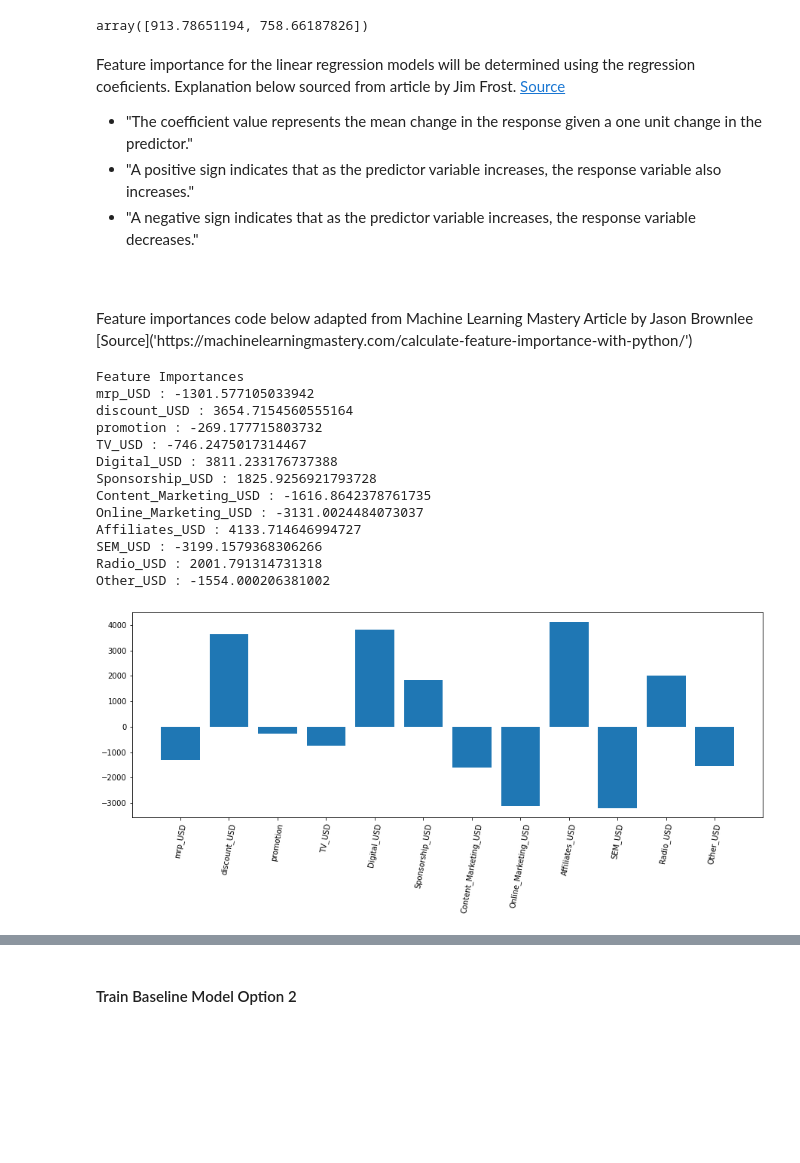
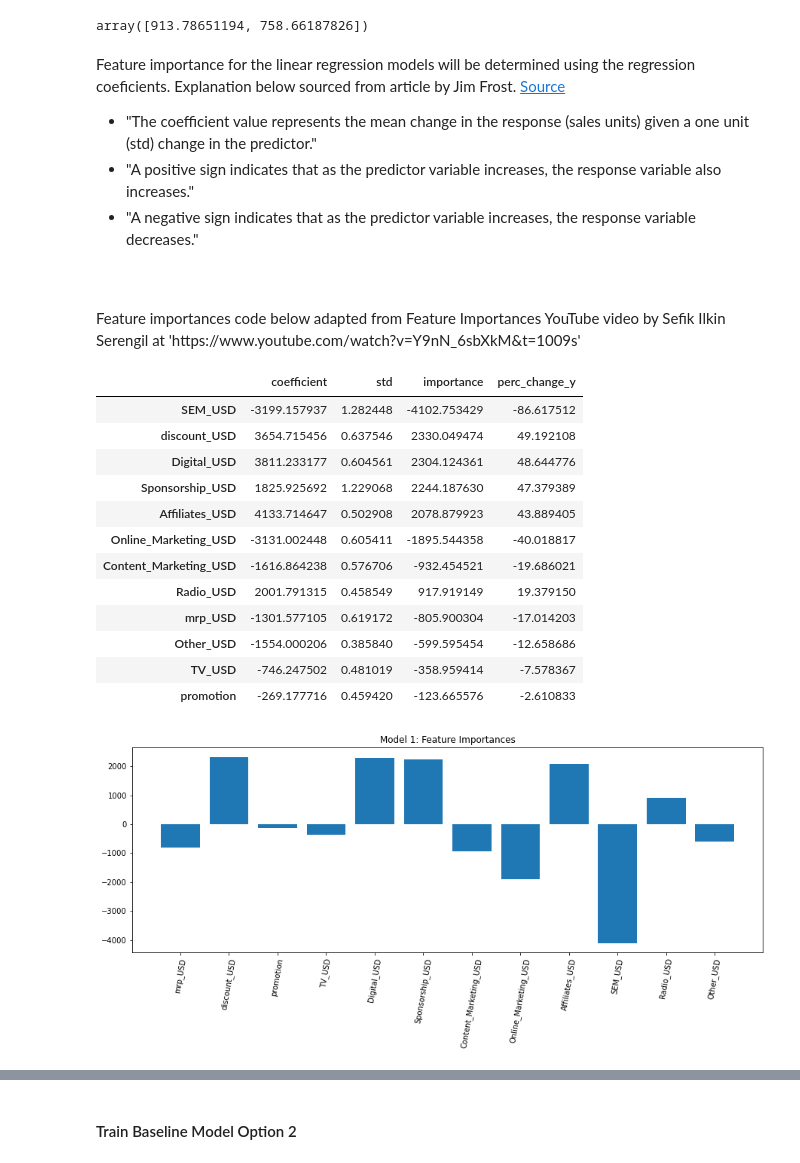
Before and after one commit to rrmahr/Marketing-Mix-Model, a Jupyter notebook: a_Notebooks/c_Preprocessing_Baseline_Models.ipynb, the cells around one changed output, grey strips where cells are left out. Saved outputs shown, nothing was run; the diff lists cells and outputs as text; code cells hidden in the pictures; blank space fills up the shorter version.

```diff
--- a/a_Notebooks/c_Preprocessing_Baseline_Models.ipynb
+++ b/a_Notebooks/c_Preprocessing_Baseline_Models.ipynb
@@ -442,41 +451,57 @@ np.sqrt(mse_lr_1)
 array([913.78651194, 758.66187826])
 # %% [markdown]
 Feature importance for the linear regression models will be determined using the regression coeficients. Explanation below sourced from article by Jim Frost. [Source]('https://statisticsbyjim.com/glossary/regression-coefficient/#:~:text=In%20linear%20regression%2C%20coefficients%20are,that%20multiply%20the%20predictor%20values.&text=The%20sign%20of%20each%20coefficient,the%20response%20variable%20also%20increases')
-* "The coefficient value represents the mean change in the response given a one unit change in the predictor."
+* "The coefficient value represents the mean change in the response (sales units) given a one unit (std) change in the predictor."
 * "A positive sign indicates that as the predictor variable increases, the response variable also increases."
 * "A negative sign indicates that as the predictor variable increases, the response variable decreases."
 <br>
 <br>
-Feature importances code below adapted from Machine Learning Mastery Article by Jason Brownlee [Source]('https://machinelearningmastery.com/calculate-feature-importance-with-python/')
+Feature importances code below adapted from Feature Importances YouTube video by
+Sefik Ilkin Serengil at 'https://www.youtube.com/watch?v=Y9nN_6sbXkM&t=1009s'
+# %%
+#Create coeficients variable
+coefficients = lr_model_1.coef_
+
+#Create feature importances df
+feature_importances = pd.DataFrame(coefficients, X_test_1.columns, columns = ['coefficient'])
+
+#Get standard deviations for each feature
+stdevs = []
+for i in range(len(X_test_1.columns)):
+    stdev = X_test_1_scaled[i].std()
+    stdevs.append(stdev)
+
+#Get avg. y-value
+avg_y = y_test_1.mean()
+
+#Create std column for each feature
+feature_importances['std'] = np.array(stdevs).reshape(-1,1)
+feature_importances['importance'] = feature_importances['std']* feature_importances['coefficient']
+feature_importances['perc_change_y'] = ((feature_importances['importance'])/avg_y)*100
+feature_importances.reindex(feature_importances['importance'].abs().sort_values(ascending=False).index)
+# %% [output]
+|  | coefficient | std | importance | perc_change_y |
+| SEM_USD | -3199.157937 | 1.282448 | -4102.753429 | -86.617512 |
+| discount_USD | 3654.715456 | 0.637546 | 2330.049474 | 49.192108 |
+| Digital_USD | 3811.233177 | 0.604561 | 2304.124361 | 48.644776 |
+| Sponsorship_USD | 1825.925692 | 1.229068 | 2244.187630 | 47.379389 |
+| Affiliates_USD | 4133.714647 | 0.502908 | 2078.879923 | 43.889405 |
+| Online_Marketing_USD | -3131.002448 | 0.605411 | -1895.544358 | -40.018817 |
+| Content_Marketing_USD | -1616.864238 | 0.576706 | -932.454521 | -19.686021 |
+| Radio_USD | 2001.791315 | 0.458549 | 917.919149 | 19.379150 |
+| mrp_USD | -1301.577105 | 0.619172 | -805.900304 | -17.014203 |
+| Other_USD | -1554.000206 | 0.385840 | -599.595454 | -12.658686 |
+| TV_USD | -746.247502 | 0.481019 | -358.959414 | -7.578367 |
+| promotion | -269.177716 | 0.459420 | -123.665576 | -2.610833 |
 # %%
-#View feature importances
-importance = lr_model_1.coef_
-
-# summarize feature importance
-print('Feature Importances')
-for x,v in enumerate(importance):
-    print(features_1.columns.to_list()[x],':',(v))
-
 # plot feature importance
 plt.figure(figsize=(15,5))
-plt.bar(features_1.columns.to_list(),importance)
+plt.bar(X_test_1.columns.to_list(),feature_importances['importance'])
 plt.xticks(rotation=80)
+plt.title('Model 1: Feature Importances')
 plt.show()
 # %% [output]
-Feature Importances
-mrp_USD : -1301.577105033942
-discount_USD : 3654.7154560555164
-promotion : -269.177715803732
-TV_USD : -746.2475017314467
-Digital_USD : 3811.233176737388
-Sponsorship_USD : 1825.9256921793728
-Content_Marketing_USD : -1616.8642378761735
-Online_Marketing_USD : -3131.0024484073037
-Affiliates_USD : 4133.714646994727
-SEM_USD : -3199.1579368306266
-Radio_USD : 2001.791314731318
-Other_USD : -1554.000206381002
-[figure, old version]
+[figure, new version]
 # %% [markdown]
 #### Summary of Linear Regression Model 1 :
 Baseline model using the option 1 data with monthly spend divided evenly across each day.
```
Also changed, not shown: parts of 8 cells of this notebook.
